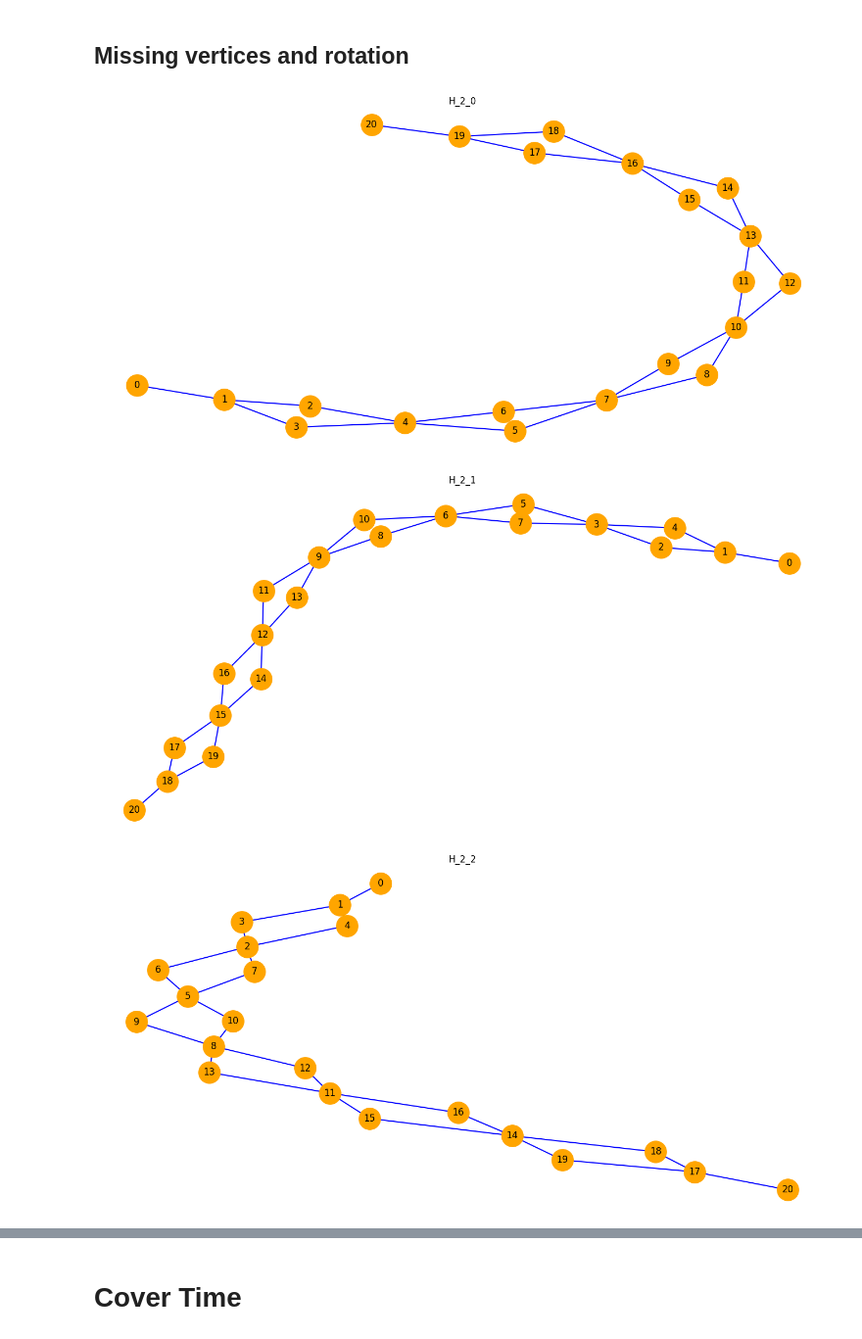
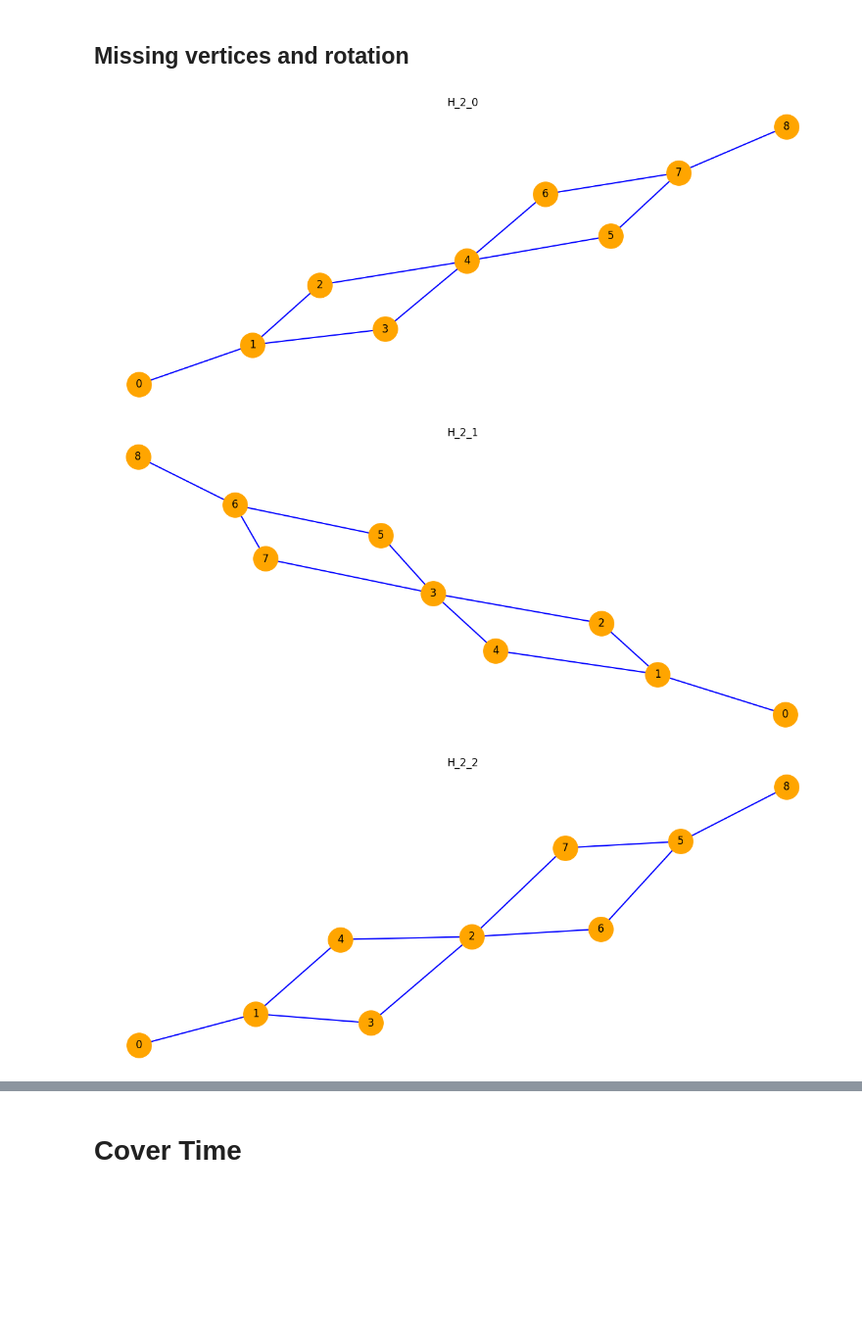
Before and after one commit to JaimePSantos/DynamicRandomWalks, a Jupyter notebook: CT-Dyn_TemporalHelix.ipynb, the cells around one changed output, grey strips where cells are left out. Shown at 98% size. Cells and saved outputs as stored; diff of their text form; code cells hidden in the pictures; blank space fills up the shorter version.

```diff
--- a/CT-Dyn_TemporalHelix.ipynb
+++ b/CT-Dyn_TemporalHelix.ipynb
@@ -182,7 +182,7 @@ def generate_temporal_helix(repetitions, timeSteps):
     result_matrix = add_self_loops(result_matrix)
     return result_matrix
 # %%
-figsize = (17, 8)
+figsize = (15, 6)
 k = 0.2
 draw_self_loops = False
 
@@ -206,37 +206,53 @@ config1 = {
     'node_color': 'orange',
     'node_size': 800,
     'normal_edge_color': 'blue',
     'normal_edge_width': 1.5,
     'edge_style': 'solid',
     'self_loop_color': 'red',
     'title': 'H_2_1'
 }
 
 config2 = {
     'figsize': figsize,
     'k': k,
     'draw_self_loops': draw_self_loops,
     'node_color': 'orange',
     'node_size': 800,
     'normal_edge_color': 'blue',
     'normal_edge_width': 1.5,
     'edge_style': 'solid',
     'self_loop_color': 'red',
     'title': 'H_2_2'
 }
 
-rep = 4
-temporal_helix = nx.from_numpy_array(generate_temporal_helix(6,0))
+config3 = {
+    'figsize': figsize,
+    'k': k,
+    'draw_self_loops': draw_self_loops,
+    'node_color': 'orange',
+    'node_size': 800,
+    'normal_edge_color': 'blue',
+    'normal_edge_width': 1.5,
+    'edge_style': 'solid',
+    'self_loop_color': 'red',
+    'title': 'H_2_3'
+}
+
+rep = 2
+temporal_helix = nx.from_numpy_array(generate_temporal_helix(rep,0))
 # print(len(temporal_helix))
 # print(f'{(3+rep*3)/2}')
 draw_graph(temporal_helix, config=config)
 
-temporal_helix2 = nx.from_numpy_array(generate_temporal_helix(6,1))
+temporal_helix2 = nx.from_numpy_array(generate_temporal_helix(rep,1))
 draw_graph(temporal_helix2, config=config1)
 
-temporal_helix3 = nx.from_numpy_array(generate_temporal_helix(6,2))
+temporal_helix3 = nx.from_numpy_array(generate_temporal_helix(rep,2))
 draw_graph(temporal_helix3, config=config2)
+
+temporal_helix4 = nx.from_numpy_array(generate_temporal_helix(rep,3))
+draw_graph(temporal_helix4, config=config3)
 # %% [output]
-[figure, old version]
+[figure, new version]
-[figure, old version]
+[figure, new version]
-[figure, old version]
+[figure, new version]
```
Also changed, not shown: parts of 7 cells of this notebook, 5 other files.
